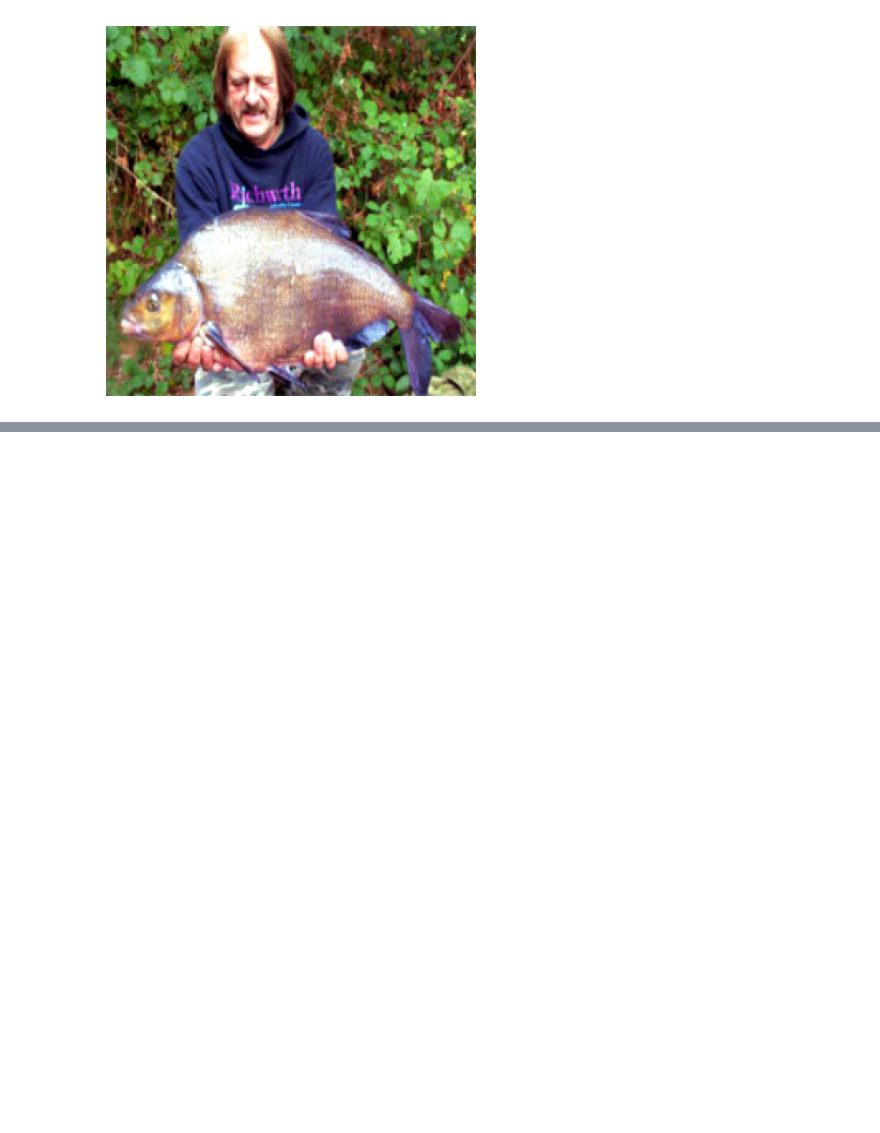
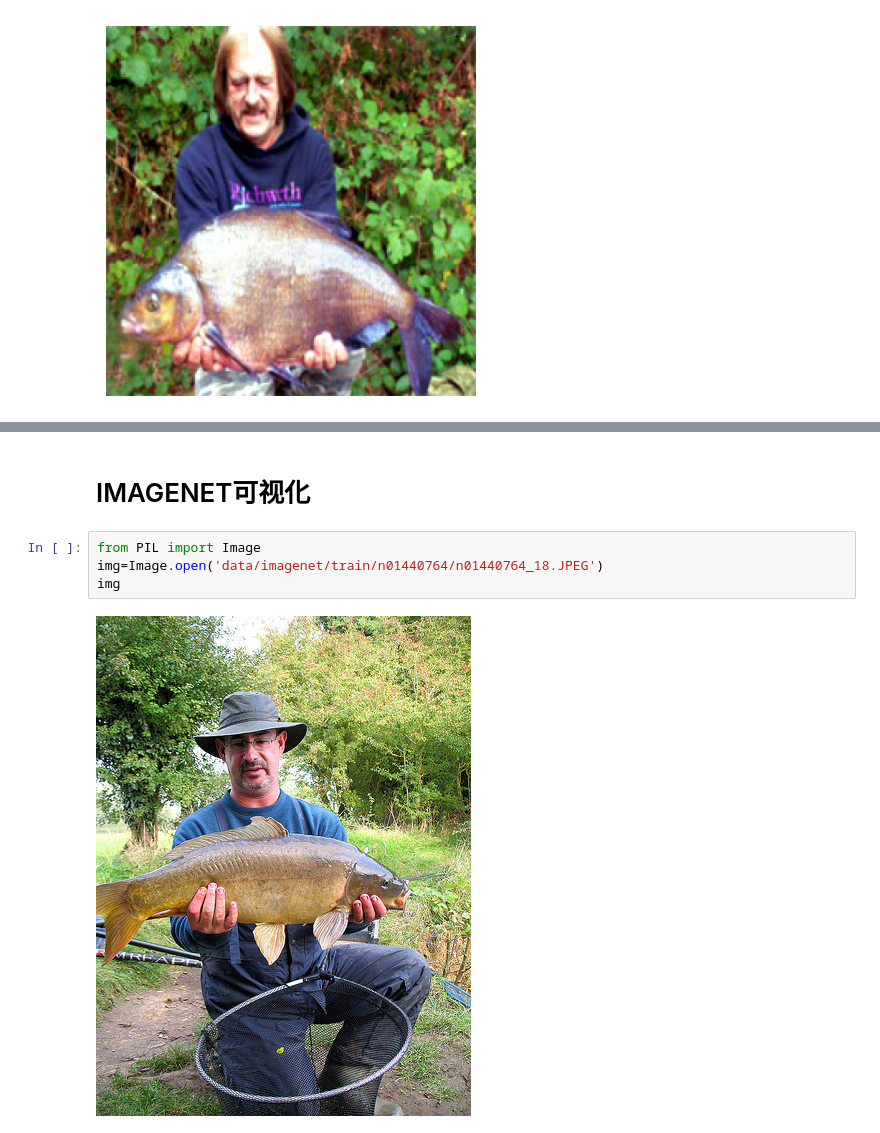
Before and after one commit to Zhang-Henry/badencoder_filter, a Jupyter notebook: example.ipynb, the cells around one changed output, grey strips where cells are left out. Cells and saved outputs as stored; diff of their text form; blank space fills up the shorter version.

```diff
--- a/example.ipynb
+++ b/example.ipynb
@@ -324,0 +333,8 @@ plt.show()
+# %% [markdown]
+# IMAGENET可视化
+# %%
+from PIL import Image
+img=Image.open('data/imagenet/train/n01440764/n01440764_18.JPEG')
+img
+# %% [output]
+[figure, added]
```
Also changed, not shown: parts of 5 cells of this notebook, 15 other files.
